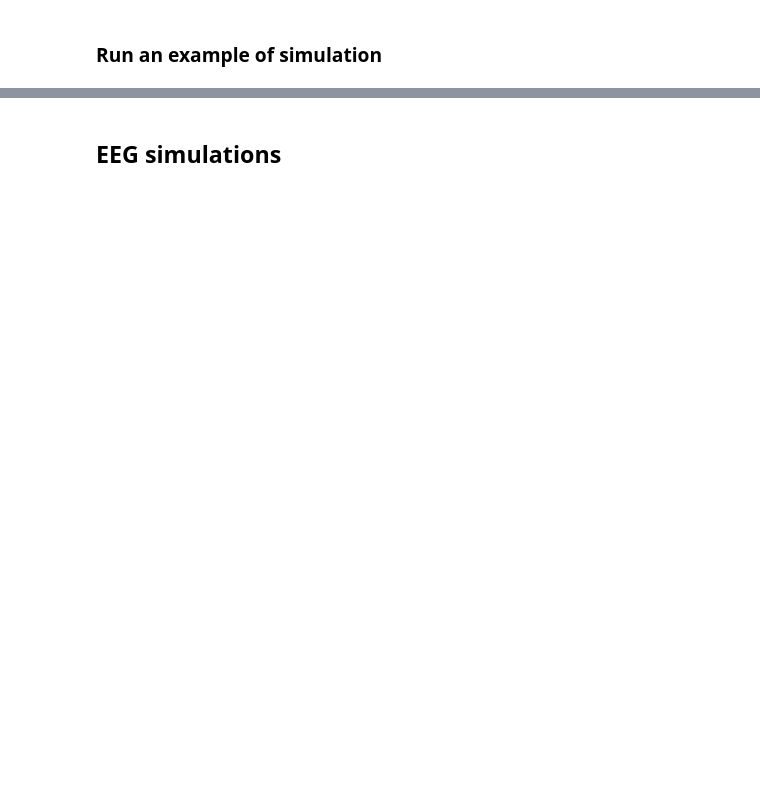
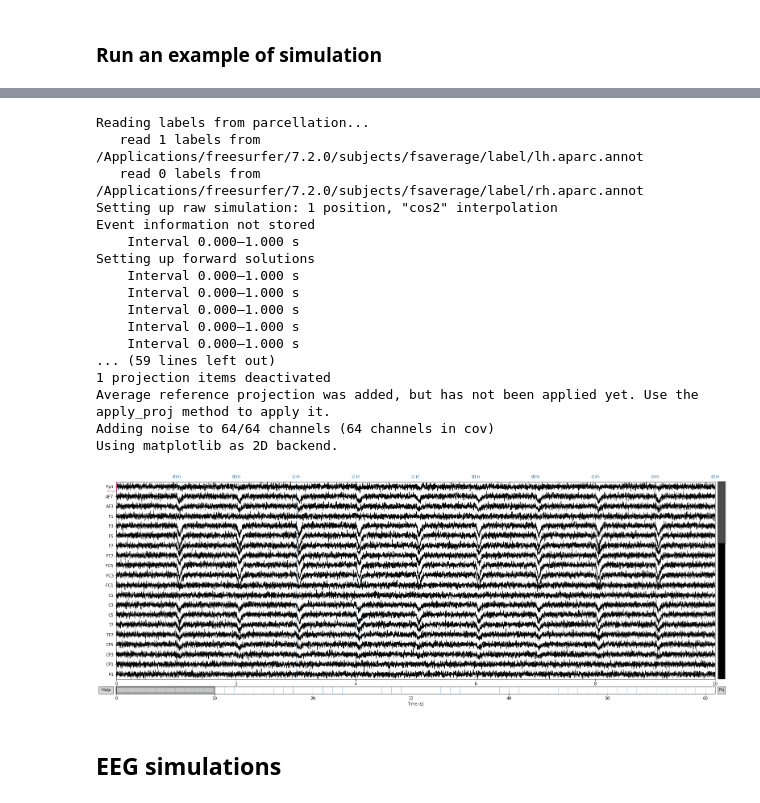
Before and after one commit to lina-usc/Jansen-Rit-Model-Benchmarking-Deep-Learning, a Jupyter notebook: notebooks/generating_training_dataset.ipynb, the cells around one changed output, grey strips where cells are left out. Cells and saved outputs as stored; diff of their text form; code cells hidden in the pictures; blank space fills up the shorter version.

```diff
--- a/notebooks/generating_training_dataset.ipynb
+++ b/notebooks/generating_training_dataset.ipynb
@@ -129,2 +93,26 @@ plot_jr_results(time_axis, states, outputs, points_to_skip);
+# %%
+noise_fact = 1e3
+
+jr_sim.generate_raw(seed=0, noise_fact=noise_fact)
+jr_sim.raw.plot();
+# %% [output]
+Reading labels from parcellation...
+   read 1 labels from /Applications/freesurfer/7.2.0/subjects/fsaverage/label/lh.aparc.annot
+   read 0 labels from /Applications/freesurfer/7.2.0/subjects/fsaverage/label/rh.aparc.annot
+Setting up raw simulation: 1 position, "cos2" interpolation
+Event information not stored
+    Interval 0.000–1.000 s
+Setting up forward solutions
+    Interval 0.000–1.000 s
+    Interval 0.000–1.000 s
+    Interval 0.000–1.000 s
+    Interval 0.000–1.000 s
+    Interval 0.000–1.000 s
+... (59 lines left out)
+1 projection items deactivated
+Average reference projection was added, but has not been applied yet. Use the apply_proj method to apply it.
+Adding noise to 64/64 channels (64 channels in cov)
+Using matplotlib as 2D backend.
+[figure, added]
 # %% [markdown]
 ## EEG simulations
```
Also changed, not shown: parts of 24 cells of this notebook, 4 other files.
